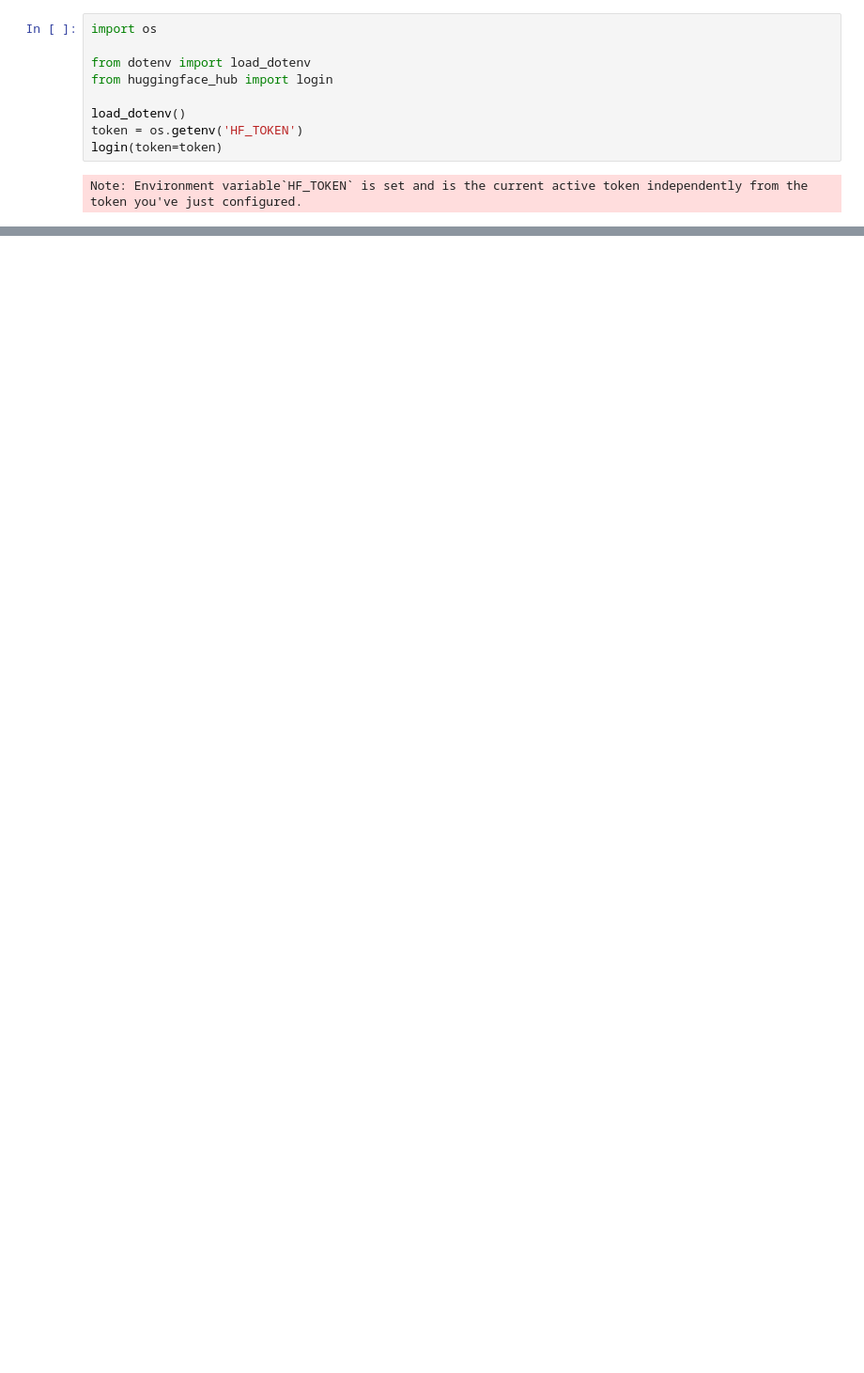
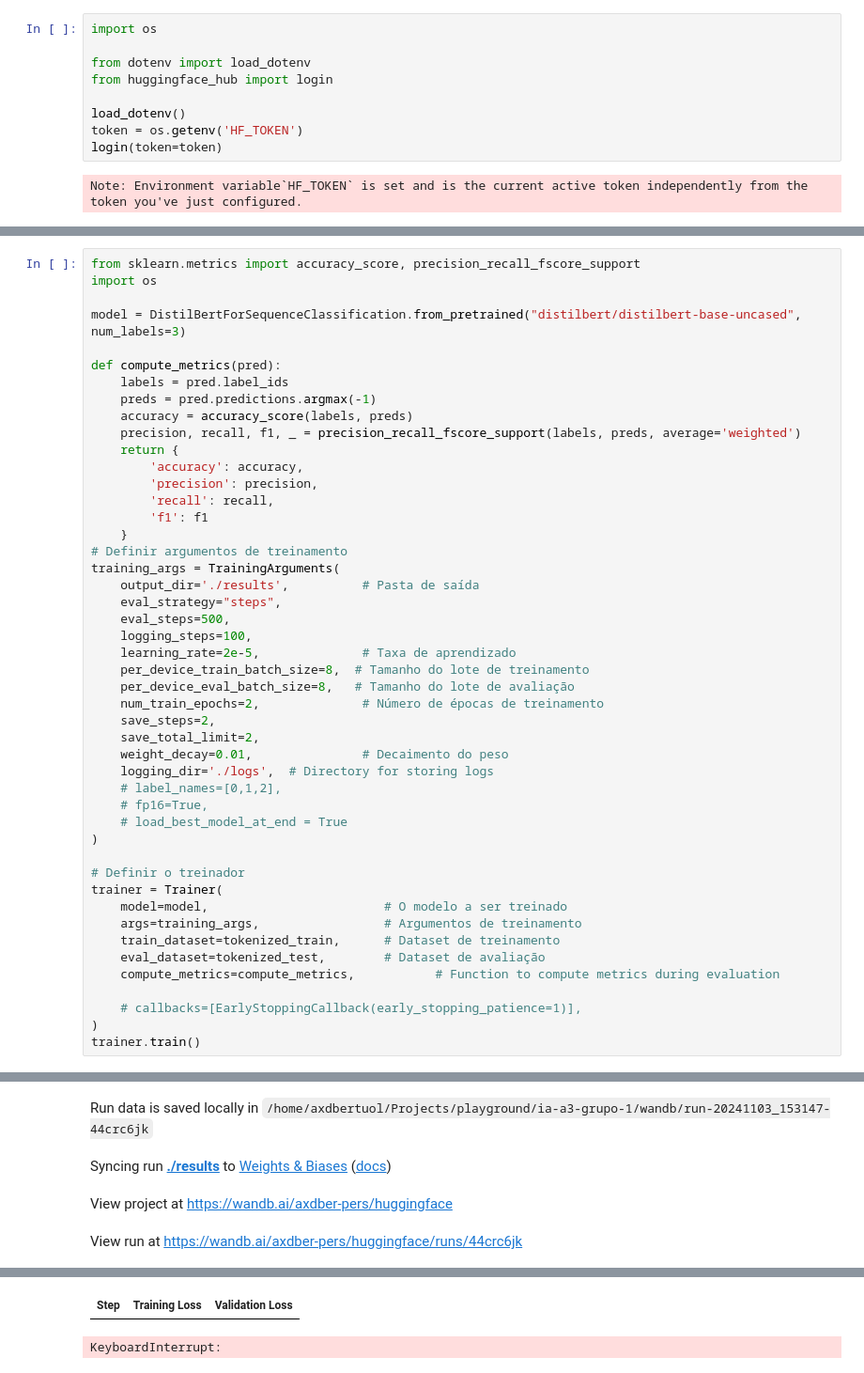
Before and after one commit to axdbertuol/ia-a3-grupo-1, a Jupyter notebook: ai_note.ipynb, the cells around one changed output, grey strips where cells are left out. Shown at 94% size. Drawn from its saved outputs; the diff is of its cells as text; blank space fills up the shorter version.

```diff
--- a/ai_note.ipynb
+++ b/ai_note.ipynb
@@ -80,0 +80,48 @@ model = DistilBertForSequenceClassification.from_pretrained("macildur/distilbert
+# %%
+from sklearn.metrics import accuracy_score, precision_recall_fscore_support
+import os
+
+model = DistilBertForSequenceClassification.from_pretrained("distilbert/distilbert-base-uncased", num_labels=3)
+
+def compute_metrics(pred):
+    labels = pred.label_ids
+    preds = pred.predictions.argmax(-1)
+    accuracy = accuracy_score(labels, preds)
+    precision, recall, f1, _ = precision_recall_fscore_support(labels, preds, average='weighted')
+    return {
+        'accuracy': accuracy,
+        'precision': precision,
+        'recall': recall,
+        'f1': f1
+    }
+# Definir argumentos de treinamento
+training_args = TrainingArguments(
+    output_dir='./results',          # Pasta de saída
+    eval_strategy="steps",
+    eval_steps=500,
+    logging_steps=100,
+    learning_rate=2e-5,              # Taxa de aprendizado
+    per_device_train_batch_size=8,  # Tamanho do lote de treinamento
+    per_device_eval_batch_size=8,   # Tamanho do lote de avaliação
+    num_train_epochs=2,              # Número de épocas de treinamento
+    save_steps=2,
+    save_total_limit=2,
+    weight_decay=0.01,               # Decaimento do peso
+    logging_dir='./logs',  # Directory for storing logs
+    # label_names=[0,1,2],
+    # fp16=True,
+    # load_best_model_at_end = True
+)
+
+# Definir o treinador
+trainer = Trainer(
+    model=model,                        # O modelo a ser treinado
+    args=training_args,                 # Argumentos de treinamento
+    train_dataset=tokenized_train,      # Dataset de treinamento
+    eval_dataset=tokenized_test,        # Dataset de avaliação
+    compute_metrics=compute_metrics,           # Function to compute metrics during evaluation
+
+    # callbacks=[EarlyStoppingCallback(early_stopping_patience=1)],
+)
+trainer.train()
+# %% [output]
@@ -80,0 +134,4 @@ model = DistilBertForSequenceClassification.from_pretrained("macildur/distilbert
+Run data is saved locally in /home/axdbertuol/Projects/playground/ia-a3-grupo-1/wandb/run-20241103_153147-44crc6jk
+Syncing run ./results to Weights & Biases (docs)
+View project at https://wandb.ai/axdber-pers/huggingface
+View run at https://wandb.ai/axdber-pers/huggingface/runs/44crc6jk
@@ -81 +139,3 @@ model = DistilBertForSequenceClassification.from_pretrained("macildur/distilbert
+| Step | Training Loss | Validation Loss |
+KeyboardInterrupt:
 # %%
```
Also changed, not shown: parts of 7 cells of this notebook.
